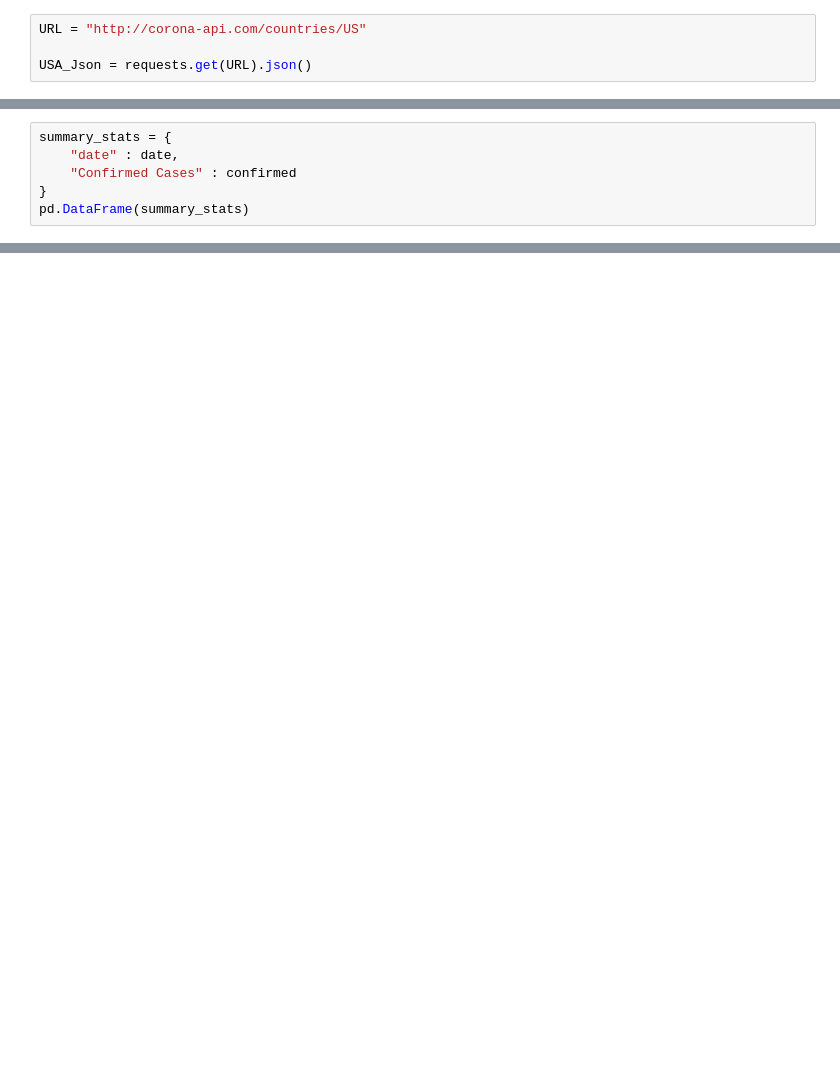
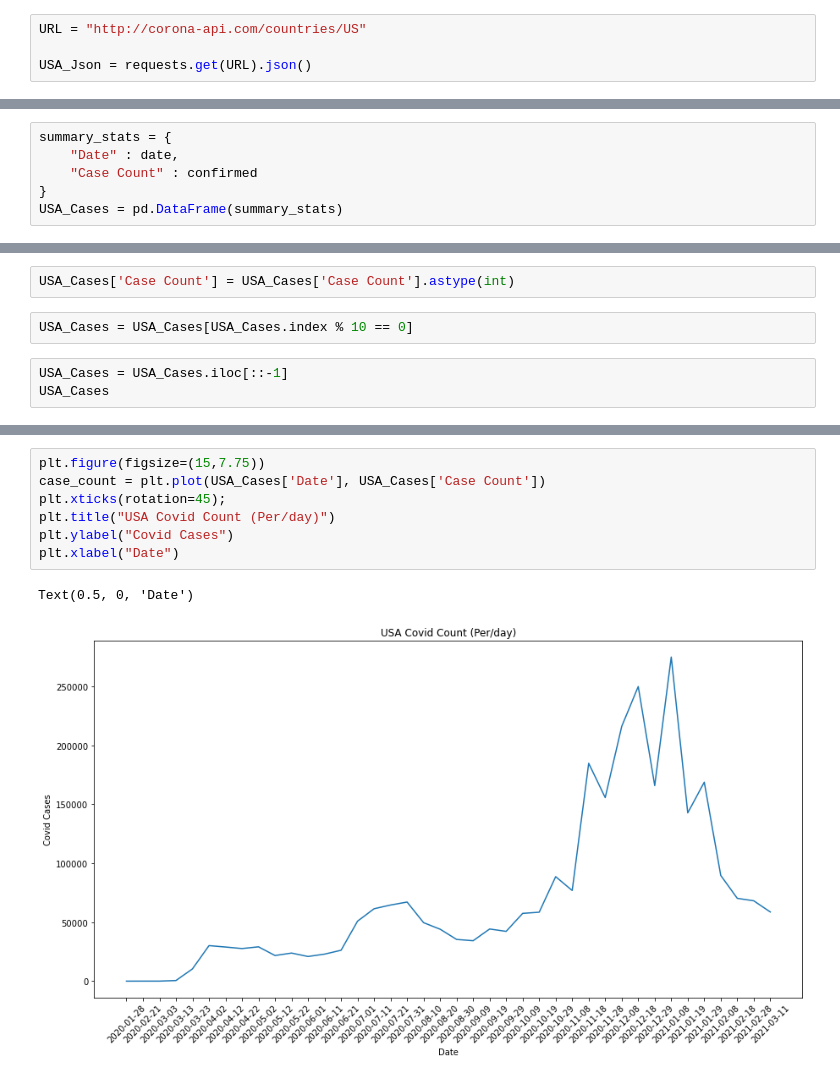
Before and after one commit to lguloy/Covid-Health-Trends, a Jupyter notebook: USA Data.ipynb, the cells around one changed output, grey strips where cells are left out. Saved outputs shown, nothing was run; the diff lists cells and outputs as text; blank space fills up the shorter version.

Commit message:
usa visualization complete

```diff
--- a/USA Data.ipynb
+++ b/USA Data.ipynb
@@ -57,6 +58,6 @@ len(confirmed)
 # %%
 summary_stats = {
-    "date" : date,
-    "Confirmed Cases" : confirmed
+    "Date" : date,
+    "Case Count" : confirmed
 }
-pd.DataFrame(summary_stats)
+USA_Cases = pd.DataFrame(summary_stats)
@@ -76,0 +64,7 @@ pd.DataFrame(summary_stats)
+# %%
+USA_Cases['Case Count'] = USA_Cases['Case Count'].astype(int)
+# %%
+USA_Cases = USA_Cases[USA_Cases.index % 10 == 0]
+# %%
+USA_Cases = USA_Cases.iloc[::-1]
+USA_Cases
@@ -76,0 +89,10 @@ pd.DataFrame(summary_stats)
+# %%
+plt.figure(figsize=(15,7.75))
+case_count = plt.plot(USA_Cases['Date'], USA_Cases['Case Count'])
+plt.xticks(rotation=45);
+plt.title("USA Covid Count (Per/day)")
+plt.ylabel("Covid Cases")
+plt.xlabel("Date")
+# %% [output]
+Text(0.5, 0, 'Date')
+[figure, added]
```
Also changed, not shown: parts of 8 cells of this notebook.
